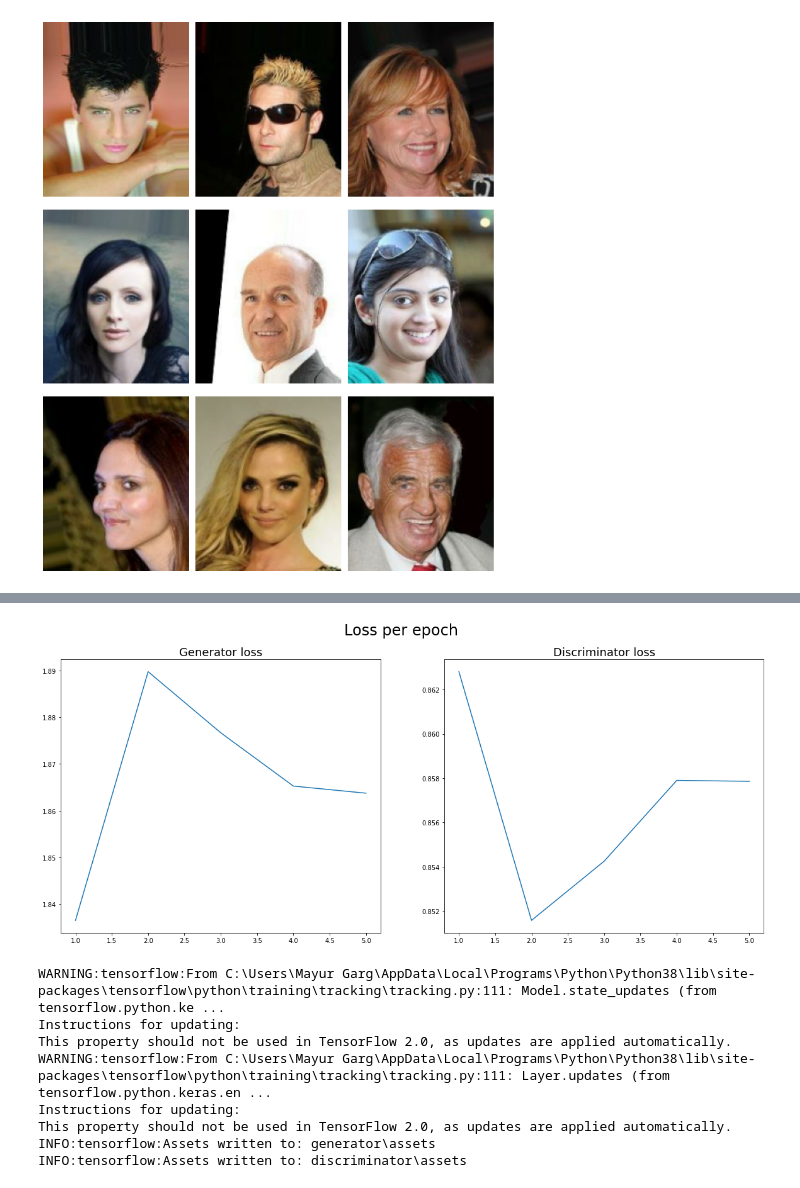
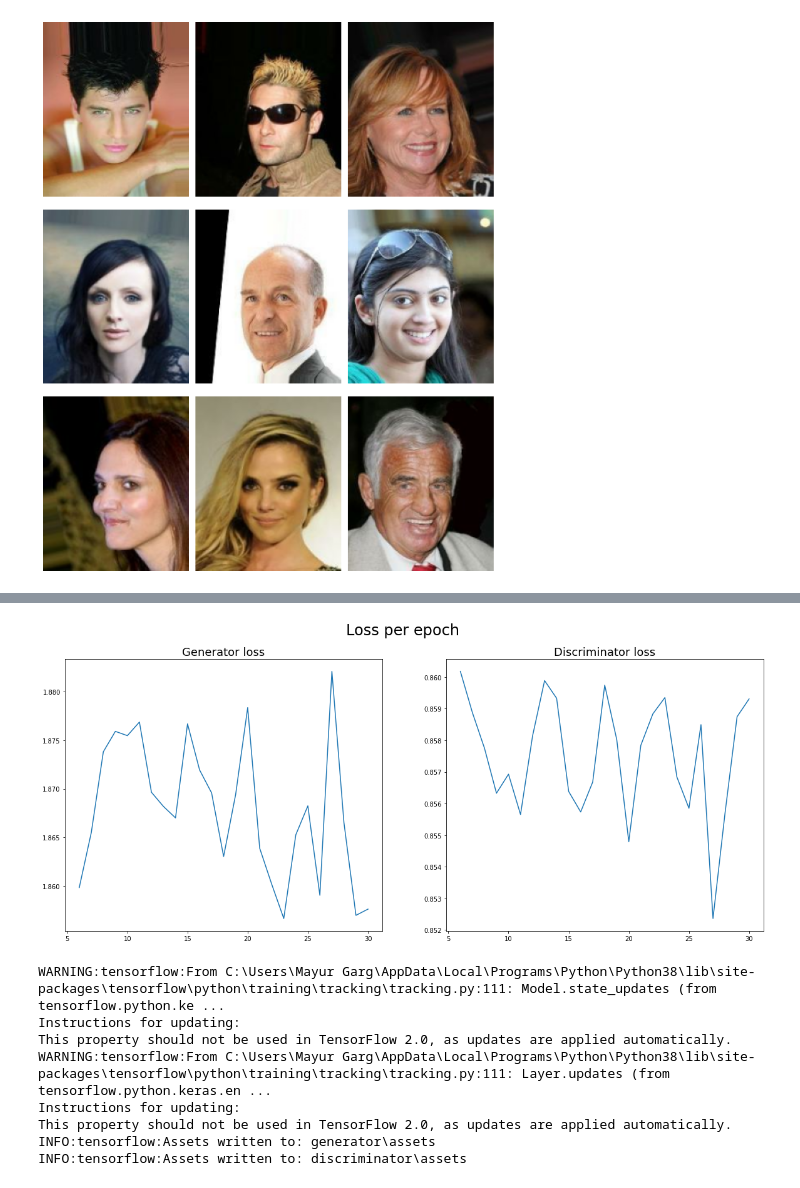
Before and after one commit to mayur7garg/KaggleCelebFaces, a Jupyter notebook: DCGAN/CelebFaces_DCGAN.ipynb, the cells around one changed output, grey strips where cells are left out. Saved outputs shown, nothing was run; the diff lists cells and outputs as text; code cells hidden in the pictures.

Commit message:
Retrained DCGAN till 30 Epochs

```diff
--- a/DCGAN/CelebFaces_DCGAN.ipynb
+++ b/DCGAN/CelebFaces_DCGAN.ipynb
@@ -33,10 +33,10 @@ DISC_BETA_1 = 0.7
 GEN_RELU_ALPHA = 0.2
 DISC_RELU_ALPHA = 0.3
 PREDICT_COUNT = 9
-EPOCHS = 5
+EPOCHS = 25
 DISC_LABEL_SMOOTHING = 0.3
 PLOTS_DPI = 150
-RETRAIN = False
+RETRAIN = True
 # %%
 %%time
 
@@ -225,5 +225,9 @@ checkpoint = Checkpoint(
 
 ckpt_manager = CheckpointManager(checkpoint, checkpoint_dir, max_to_keep = 4)
 
+EPOCH_START = 1
 if RETRAIN:
     checkpoint.restore(ckpt_manager.latest_checkpoint)
+    EPOCH_START = checkpoint.step.numpy()
+
+print(f"Starting training from Epoch {EPOCH_START}")
@@ -306,7 +312,7 @@ def train(dataset, epochs):
         gen_mean_loss.reset_states()
         disc_mean_loss.reset_states()
 
-        print(f"\nTraining Epoch {epoch + 1}\n")
+        print(f"\nTraining Epoch {epoch + EPOCH_START}\n")
 
         for batch_ind, image_batch in enumerate(dataset):
             train_step(image_batch)
@@ -320,15 +326,15 @@ def train(dataset, epochs):
 
         display.clear_output(wait = True)
 
-        generate_images(seed_noise, True, epoch + 1)
+        generate_images(seed_noise, True, epoch + EPOCH_START)
 
-        if (epoch + 1) % 5 == 0:
+        if (epoch + EPOCH_START) % 5 == 0:
             ckpt_manager.save()
 
         gen_losses.append(gen_mean_loss.result())
         disc_losses.append(disc_mean_loss.result())
 
-        print(f"\nEpoch: {epoch + 1}\n")
+        print(f"\nEpoch: {epoch + EPOCH_START}\n")
         print(f'Generator Loss: {gen_mean_loss.result():.4f}')
         print(f'Discriminator Loss: {disc_mean_loss.result():.4f}')
         print (f'Time elapsed: {time.time() - start:.2f} s')
@@ -352,19 +358,19 @@ generate_images(seed_noise)
 # %%
-epoch_range = range(1, EPOCHS + 1)
+epoch_range = range(EPOCH_START, EPOCHS + EPOCH_START)
 plt.figure(figsize = (20, 8))
 
 plt.subplot(1, 2, 1)
 plt.plot(epoch_range, gen_losses)
 plt.title('Generator loss', fontsize = 18)
 
 plt.subplot(1, 2, 2)
 plt.plot(epoch_range, disc_losses)
 plt.title('Discriminator loss', fontsize = 18)
 
 plt.suptitle('Loss per epoch', fontsize = 24)
 plt.show()
 # %% [output]
-[figure, old version]
+[figure, new version]
 # %%
 generator.save("generator")
 discriminator.save("discriminator")
```
Also changed, not shown: parts of 7 cells of this notebook, 42 other files.
